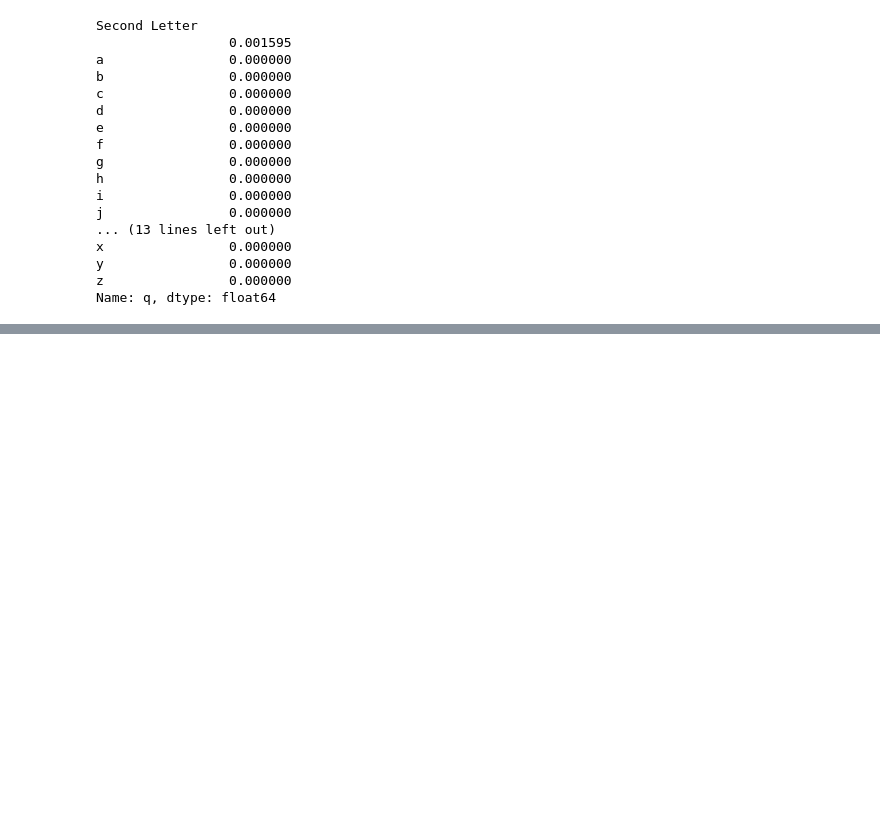
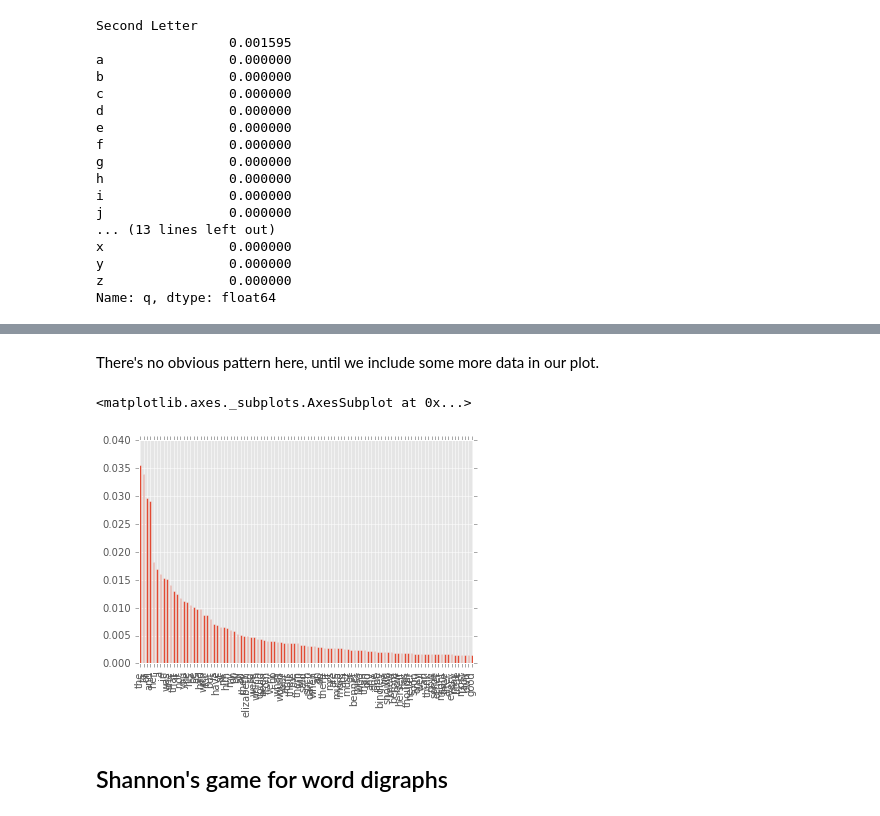
Before and after one commit to jvkersch/pattern-theory, a Jupyter notebook: Analyzing n-tuples.ipynb, the cells around one changed output, grey strips where cells are left out. Cells and saved outputs as stored; diff of their text form; code cells hidden in the pictures; blank space fills up the shorter version.

```diff
--- a/Analyzing n-tuples.ipynb
+++ b/Analyzing n-tuples.ipynb
@@ -540,0 +465,10 @@ Object `ax.hxlines` not found.
+# %% [markdown]
+There's no obvious pattern here, until we include some more data in our plot.
+# %%
+pdf_words[:100].plot(kind='bar')
+# %% [output]
+<matplotlib.axes._subplots.AxesSubplot at 0x...>
+[figure, added]
+# %% [markdown]
+Shannon's game for word digraphs
+--
```
Also changed, not shown: parts of 118 cells of this notebook.
